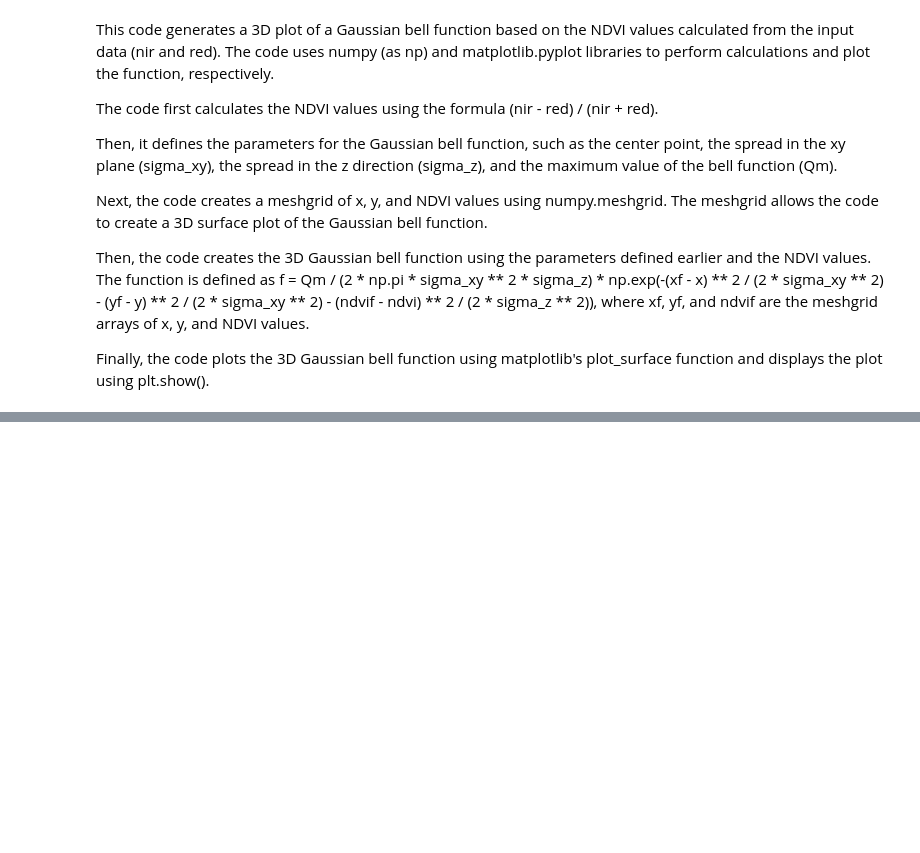
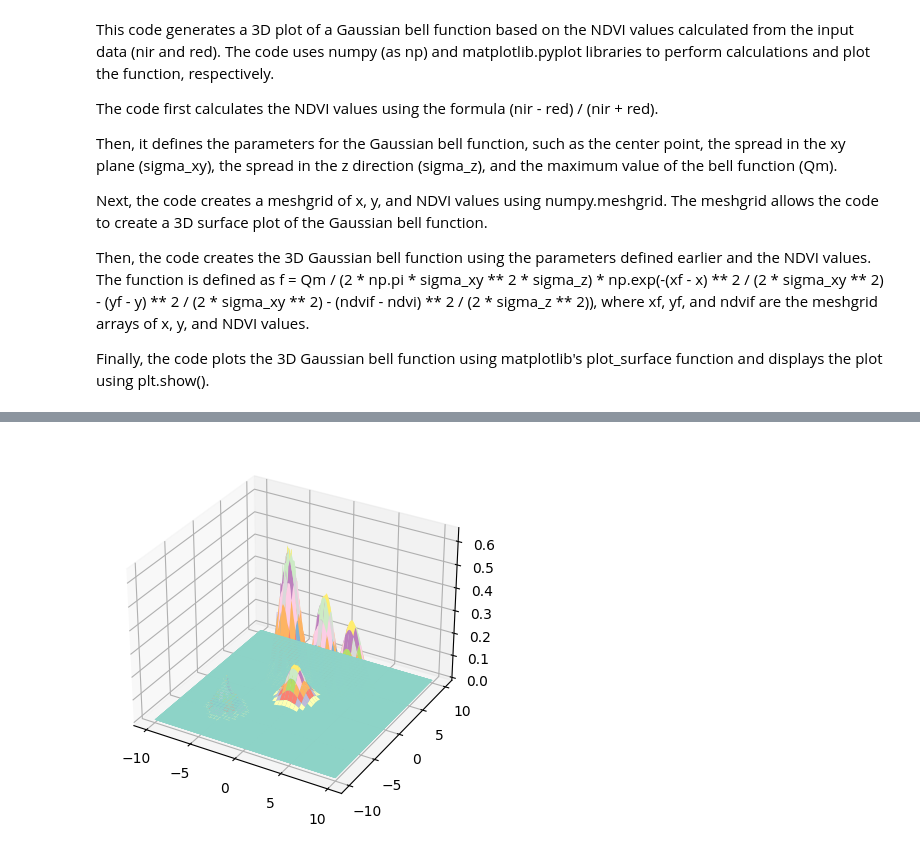
Before and after one commit to manularrea/Multispectral-Imaging-Analysis, a Jupyter notebook: gauss-math.ipynb, the cells around one changed output, grey strips where cells are left out. Cells and saved outputs as stored; diff of their text form; code cells hidden in the pictures; blank space fills up the shorter version.

```diff
--- a/gauss-math.ipynb
+++ b/gauss-math.ipynb
@@ -449,0 +288,22 @@ plt.show()
+# %%
+import numpy as np
+import matplotlib.pyplot as plt
+from mpl_toolkits.mplot3d import Axes3D
+
+# Create a meshgrid for the x, y, and NDVI values
+xf, yf = np.meshgrid(np.linspace(-10, 10, red.shape[1]), np.linspace(-10, 10, red.shape[0]))
+ndvif = np.meshgrid(np.linspace(-1, 1, red.shape[1]), np.linspace(-1, 1, red.shape[0]))[0]
+
+def calculate_ndvi(red, nir):
+    #Calculate the NDVI values
+    ndvi = (nir - red) / (nir + red)
+    return(ndvi)
+
+def gaussian_with_image(Qm, x, y, sigma_xy, sigma_z, ndvi, ndvif, xf, yf):
+    # Create the 3D Gaussian bell function based on the NDVI values
+    f = Qm / (2 * np.pi * sigma_xy ** 2 * sigma_z) * np.exp(-(xf - x) ** 2 / (2 * sigma_xy ** 2) - (yf - y) ** 2 / (2 * sigma_xy ** 2) - (ndvif - ndvi) ** 2 / (2 * sigma_z ** 2))
+    return f
+
+def plot_gaussian(f, xf, yf):
+    # Plot the 3D Gaussian bell function
+    ax.plot_surface(xf, yf, f, cmap=cmap)
@@ -449,0 +312,21 @@ plt.show()
+# %%
+cmap = 'Set3'
+
+ndvi = calculate_ndvi(red, nir)
+f = gaussian_with_image(1, 0, 0, 1, 1, ndvi, ndvif, xf, yf)
+f2 = gaussian_with_image(2, 4, 4, 1,1,ndvi,ndvif,xf,yf)
+f3 = gaussian_with_image(3, 2, 2, 1,1,ndvi,ndvif,xf,yf)
+f4 = gaussian_with_image(5, -2, 2, 1,1,ndvi,ndvif,xf,yf)
+f5 = gaussian_with_image(1, -5, -5, 1,1,ndvi,ndvif,xf,yf)
+
+fig = plt.figure()
+ax = fig.add_subplot(111, projection='3d')
+ax.plot_surface(xf, yf, f2, cmap=cmap, alpha=1)
+ax.plot_surface(xf, yf, f3, cmap=cmap, alpha=1)
+ax.plot_surface(xf, yf, f4, cmap=cmap, alpha=1)
+ax.plot_surface(xf, yf, f5, cmap=cmap, alpha=1)
+ax.plot_surface(xf, yf, f, cmap=cmap, alpha=1)
+
+plt.show()
+# %% [output]
+[figure, added]
```
Also changed, not shown: parts of 25 cells of this notebook, 1 other file.
